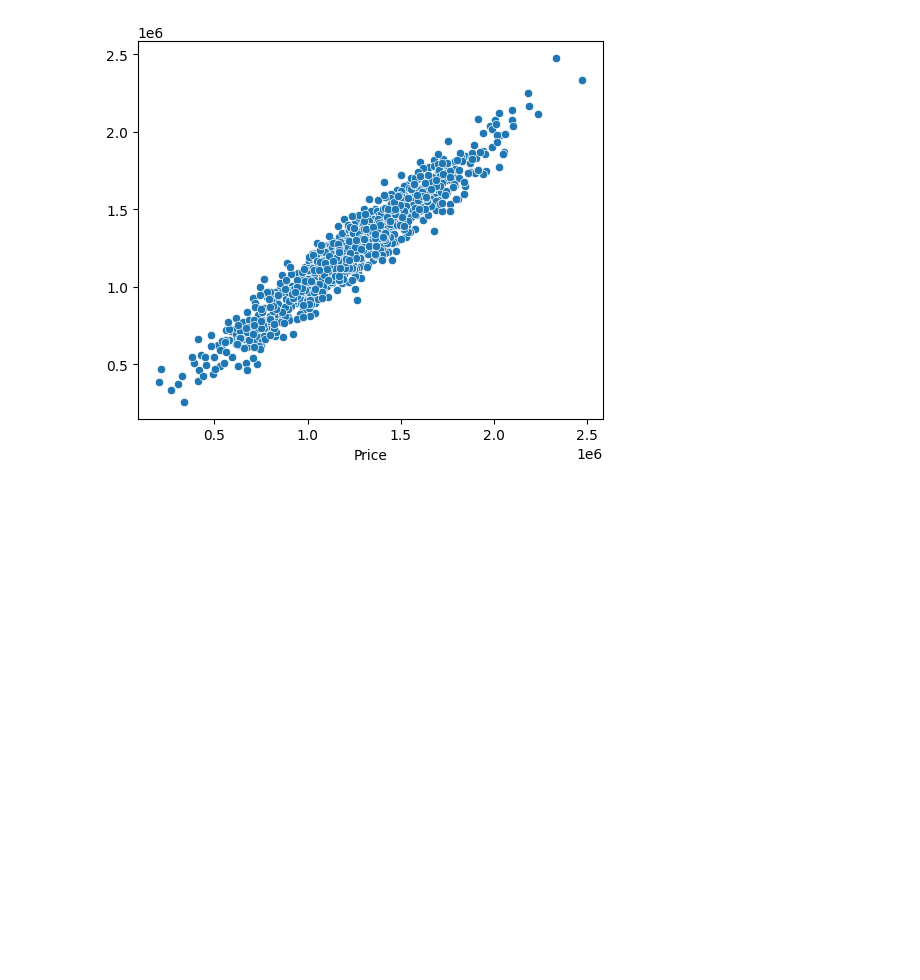
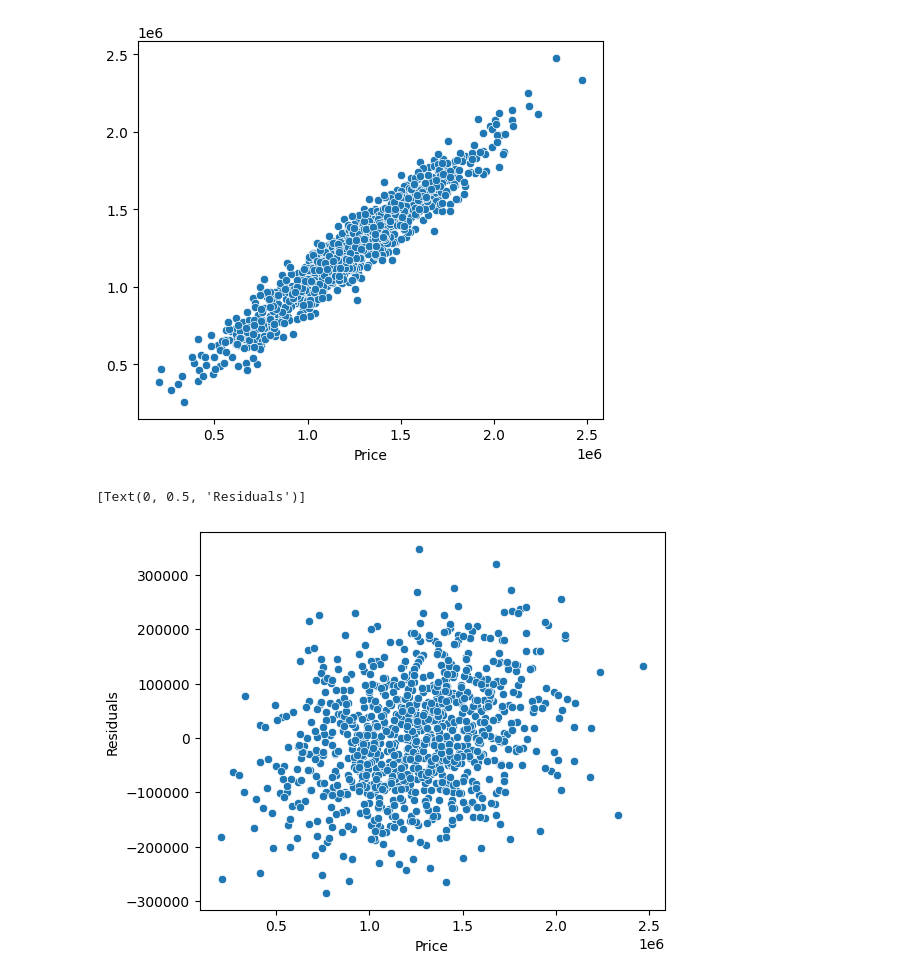
Before and after one commit to VishalxRana/Boston-House-Prediction, a Jupyter notebook: USA Housing/housing.ipynb, the cells around one changed output. Cells and saved outputs as stored; diff of their text form; code cells hidden in the pictures; blank space fills up the shorter version.

Commit message:
add residuals

```diff
--- a/USA Housing/housing.ipynb
+++ b/USA Housing/housing.ipynb
@@ -145,3 +145,12 @@ sns.scatterplot(x=y_test, y=y_preds)
 plt.ylabel = 'Predictions'
 # %% [output]
 [figure]
+# %%
+test_residuals = y_test - y_preds
+
+plt.figure(figsize=(6,5), dpi=100)
+ax = sns.scatterplot(x=y_test, y=test_residuals)
+ax.set(ylabel='Residuals')
+# %% [output]
+[Text(0, 0.5, 'Residuals')]
+[figure, added]
```
Also changed, not shown: parts of 1 cell of this notebook.
